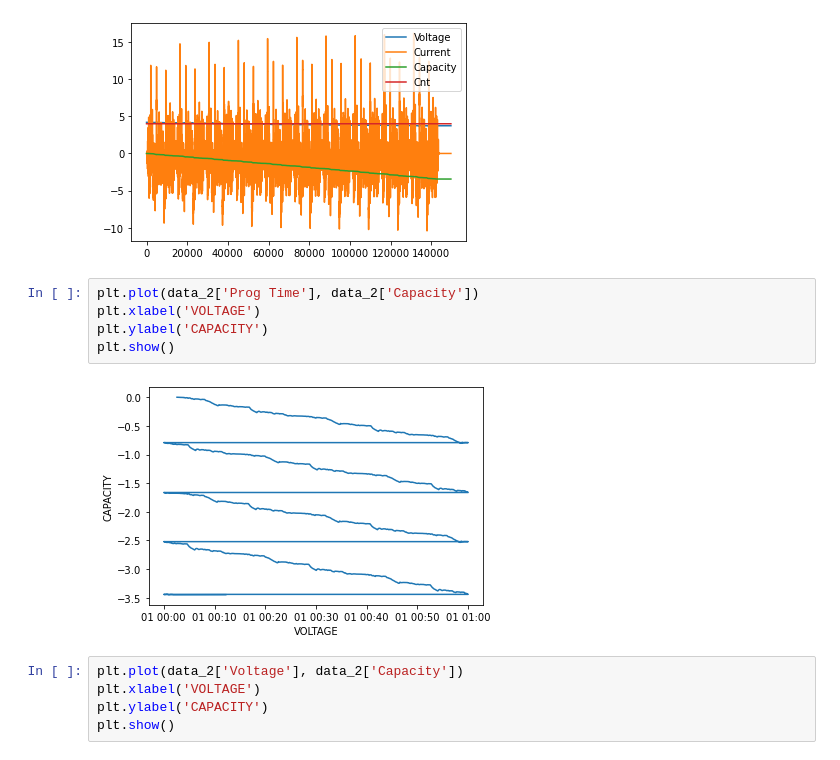
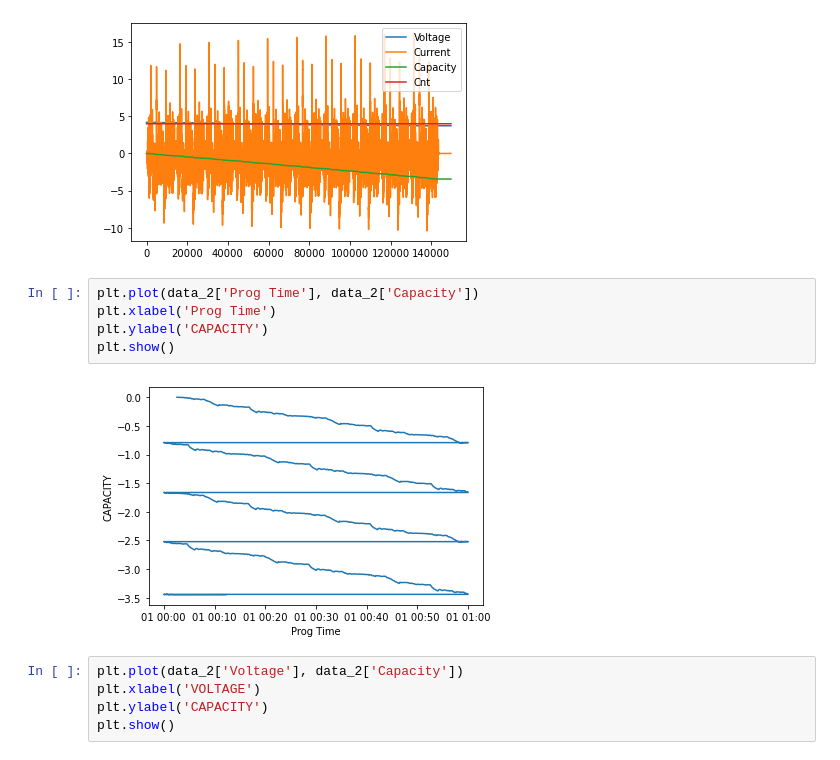
Before and after one commit to bpst98/battery_usage, a Jupyter notebook: Final.ipynb, the cells around one changed output. Saved outputs shown, nothing was run; the diff lists cells and outputs as text.

```diff
--- a/Final.ipynb
+++ b/Final.ipynb
@@ -118,11 +124,11 @@ plt.show()
 [figure]
 # %%
 plt.plot(data_2['Prog Time'], data_2['Capacity'])
-plt.xlabel('VOLTAGE')
+plt.xlabel('Prog Time')
 plt.ylabel('CAPACITY')
 plt.show()
 # %% [output]
-[figure, old version]
+[figure, new version]
 # %%
 plt.plot(data_2['Voltage'], data_2['Capacity'])
 plt.xlabel('VOLTAGE')
```
Also changed, not shown: parts of 12 cells of this notebook.
